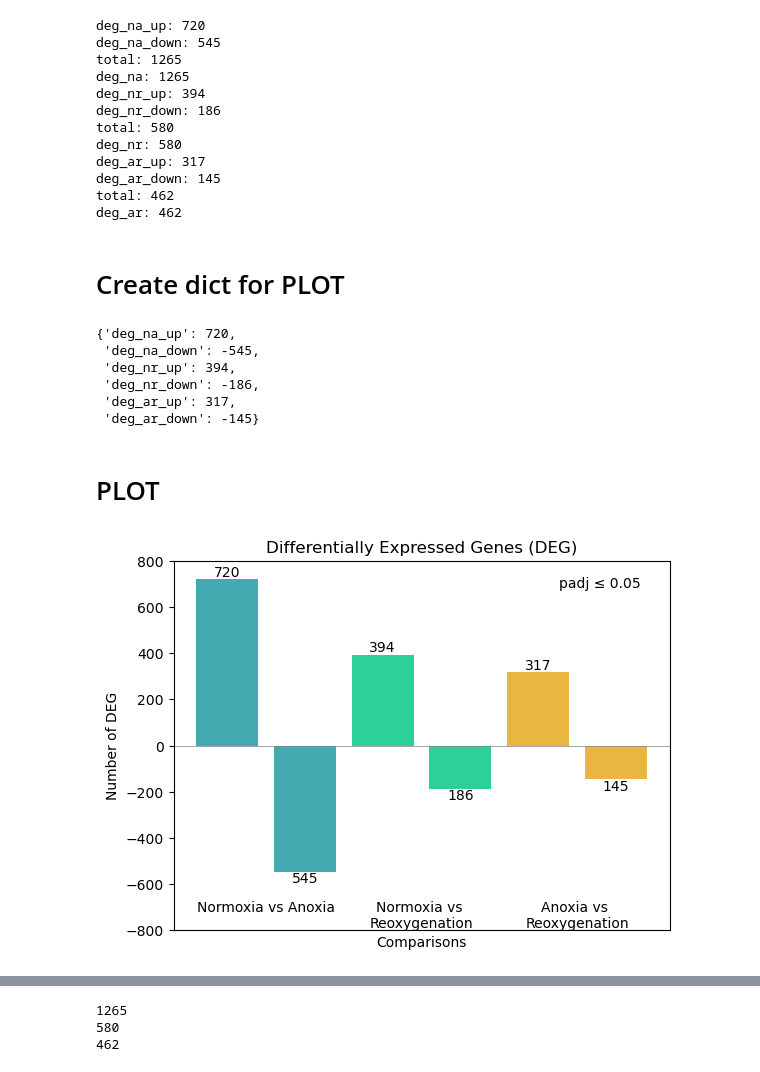
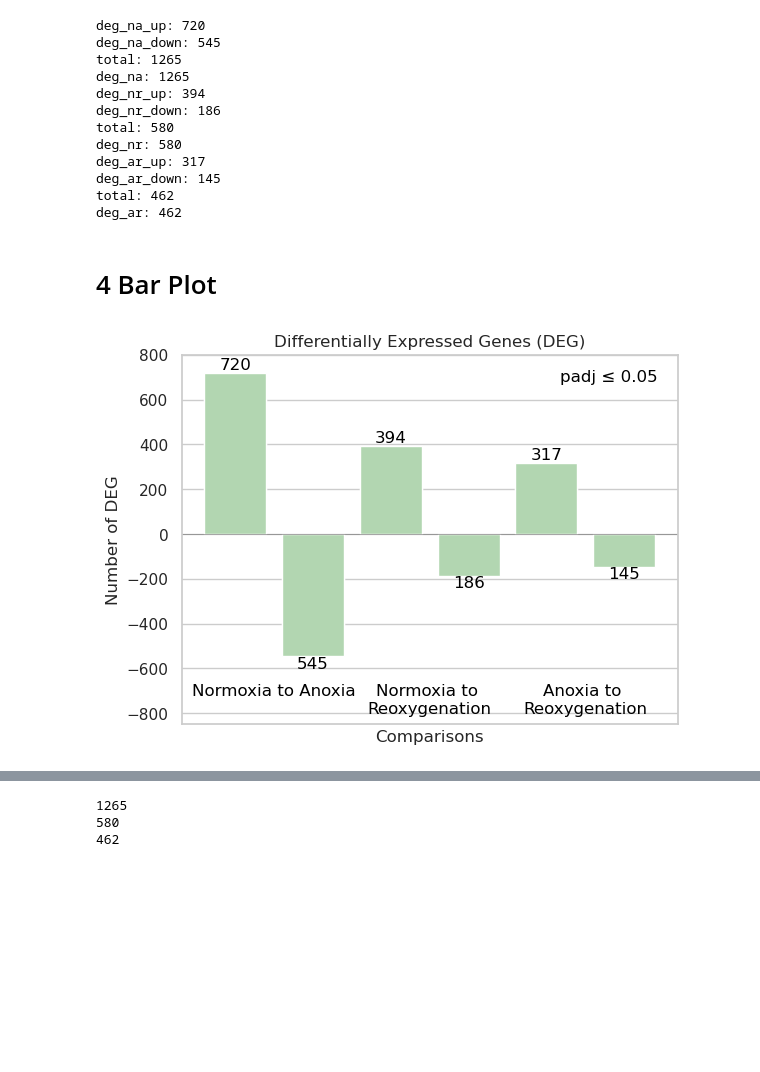
Before and after one commit to MagdalenaWinklhofer/WholeGenomeBisulphiteSequencing, a Jupyter notebook: RNAseq_pipeline/11_identify_DEG.ipynb, the cells around one changed output, grey strips where cells are left out. Cells and saved outputs as stored; diff of their text form; code cells hidden in the pictures; blank space fills up the shorter version.

```diff
--- a/RNAseq_pipeline/11_identify_DEG.ipynb
+++ b/RNAseq_pipeline/11_identify_DEG.ipynb
@@ -8,7 +10,8 @@ import matplotlib.pyplot as plt
 # %%
-deg_na = pd.read_csv('11_identify_DEG/comp_anoxia_normoxia.csv', header=0, sep=',').assign(regulation='up', condition='n_vs_a')
-deg_nr = pd.read_csv('11_identify_DEG/comp_reoxygenation_normoxia.csv', header=0, sep=',').assign(regulation='up', condition='n_vs_r')
-deg_ar = pd.read_csv('11_identify_DEG/comp_anoxia_reoxygenation.csv', header=0, sep=',').assign(regulation='up', condition='a_vs_r')
+# IMPORT raw data
+deg_na = pd.read_csv('11_identify_DEG/comp_anoxia_normoxia.csv', header=0, sep=',').assign(regulation='up', condition='Normoxia to Anoxia ')
+deg_nr = pd.read_csv('11_identify_DEG/comp_reoxygenation_normoxia.csv', header=0, sep=',').assign(regulation='up', condition='Normoxia to Reoxygenation')
+deg_ar = pd.read_csv('11_identify_DEG/comp_anoxia_reoxygenation.csv', header=0, sep=',').assign(regulation='up', condition='Anoxia to Reoxygenation')
 # %%
 # drop rows that contains NaN in the padj column
 deg_na = deg_na.dropna(subset=['padj'])
@@ -22,0 +44,15 @@ deg_ar = deg_ar.dropna(subset=['log2FoldChange'])
+# %%
+# Vulcano plot
+# create subplot for 3 plots
+sns.set_theme(style='whitegrid')
+g = sns.FacetGrid(deg, col="condition", hue='color', palette='colorblind', height=5, aspect=1.5)
+g.map(sns.scatterplot, 'log2FoldChange','-log10p', s=15)
+g.add_legend(title='')
+g.refline(y=-np.log10(0.05), linestyle='--', linewidth=1.5, color='grey')
+g.refline(x = 1.3, linestyle='--', linewidth=1.5, color='grey')
+g.refline(x = -1.3, linestyle='--', linewidth=1.5, color='grey')
+g.set_titles(col_template="{col_name}")
+g.set(yscale='log')
+
+# save as png
+g.savefig('11_identify_DEG/vulcano_plot_DEG.png', dpi=350, bbox_inches='tight')
@@ -57,24 +95,13 @@ deg_ar_up: 317
 deg_ar_down: 145
 total: 462
 deg_ar: 462
-# %% [markdown]
-# Create dict for PLOT
 # %%
 # create a dict with the names of the dataframes as keys and the len(dataframe) as value
 # all *_up dataframes should have a positive value in the dict len(dataframe)
 # this is used to create a barplot
 dict_len = {'deg_na_up': len(deg_na_up), 'deg_na_down': -len(deg_na_down), 'deg_nr_up': len(deg_nr_up), 'deg_nr_down': -len(deg_nr_down), 'deg_ar_up': len(deg_ar_up), 'deg_ar_down': -len(deg_ar_down)}
-# %%
-dict_len
-# %% [output]
-{'deg_na_up': 720,
- 'deg_na_down': -545,
- 'deg_nr_up': 394,
- 'deg_nr_down': -186,
- 'deg_ar_up': 317,
- 'deg_ar_down': -145}
-# %% [markdown]
-# PLOT
+# %% [markdown]
+# 4 Bar Plot
 # %%
 
 # Sample data
@@ -91,39 +118,41 @@ plt.ylabel("Number of DEG")
 # Add labels to the bars
 for i, value in enumerate(values):
     if i %2==0:
         plt.text(i, value + 1, str(abs(value)), ha='center', va='bottom', color='black')
     else:
         plt.text(i, value - 1, str(abs(value)), ha='center', va='top', color='black')
 
 # change the color of the bars (first two: blue, second two: red, third two: green)
-plt.bar(range(len(dict_len)), list(dict_len.values()), align='center', color=['#44AAB2', '#44AAB2', '#2CD19A', '#2CD19A', '#EAB642', '#EAB642' ])
+plt.bar(range(len(dict_len)), list(dict_len.values()), align='center', color='#B2D6B1')
+
+# for colorblind colors: color=['#44AAB2', '#44AAB2', '#2CD19A', '#2CD19A', '#EAB642', '#EAB642' ]
 
 # extand the y scale from -500 to +700
-plt.ylim(-800, 800)
+plt.ylim(-850, 800)
 
 # remove x scale
 plt.xticks([])
 
 # add a label in the center of the first two bars
-plt.text(0.5, -700, 'Normoxia vs Anoxia', ha='center', va='center', color='black')
-plt.text(2.5, -700, 'Normoxia vs ', ha='center', va='center', color='black')
-plt.text(2.5, -770, 'Reoxygenation', ha='center', va='center', color='black')
-plt.text(4.5, -700, 'Anoxia vs ', ha='center', va='center', color='black')
-plt.text(4.5, -770, 'Reoxygenation', ha='center', va='center', color='black')
+plt.text(0.5, -700, 'Normoxia to Anoxia', ha='center', va='center', color='black')
+plt.text(2.5, -700, 'Normoxia to ', ha='center', va='center', color='black')
+plt.text(2.5, -780, 'Reoxygenation', ha='center', va='center', color='black')
+plt.text(4.5, -700, 'Anoxia to ', ha='center', va='center', color='black')
+plt.text(4.5, -780, 'Reoxygenation', ha='center', va='center', color='black')
 
 # add a 0 line
 # the line should be slim and grey
 plt.axhline(y=0, color='grey', linestyle='-', linewidth=0.5)
 
 # add a lable in the top right corner of the plot
 plt.text(4.8, 700, 'padj ≤ 0.05', ha='center', va='center', color='black')
 
 # Save the figure as a high-quality image (e.g., PNG or PDF)
-plt.savefig('11_identify_DEG/DEG_barplot.png', dpi=300, bbox_inches='tight')
+plt.savefig('11_identify_DEG/DEG_barplot.png', dpi=500, bbox_inches='tight')
 plt.savefig('11_identify_DEG/DEG_barplot.pdf', format='pdf', dpi=300, bbox_inches='tight')
 plt.savefig('11_identify_DEG/DEG_barplot.tiff', format='tiff', dpi=300, bbox_inches='tight')
 
 # Show the plot
 plt.show()
 # %% [output]
-[figure, old version]
+[figure, new version]
```
Also changed, not shown: parts of 14 cells of this notebook.
